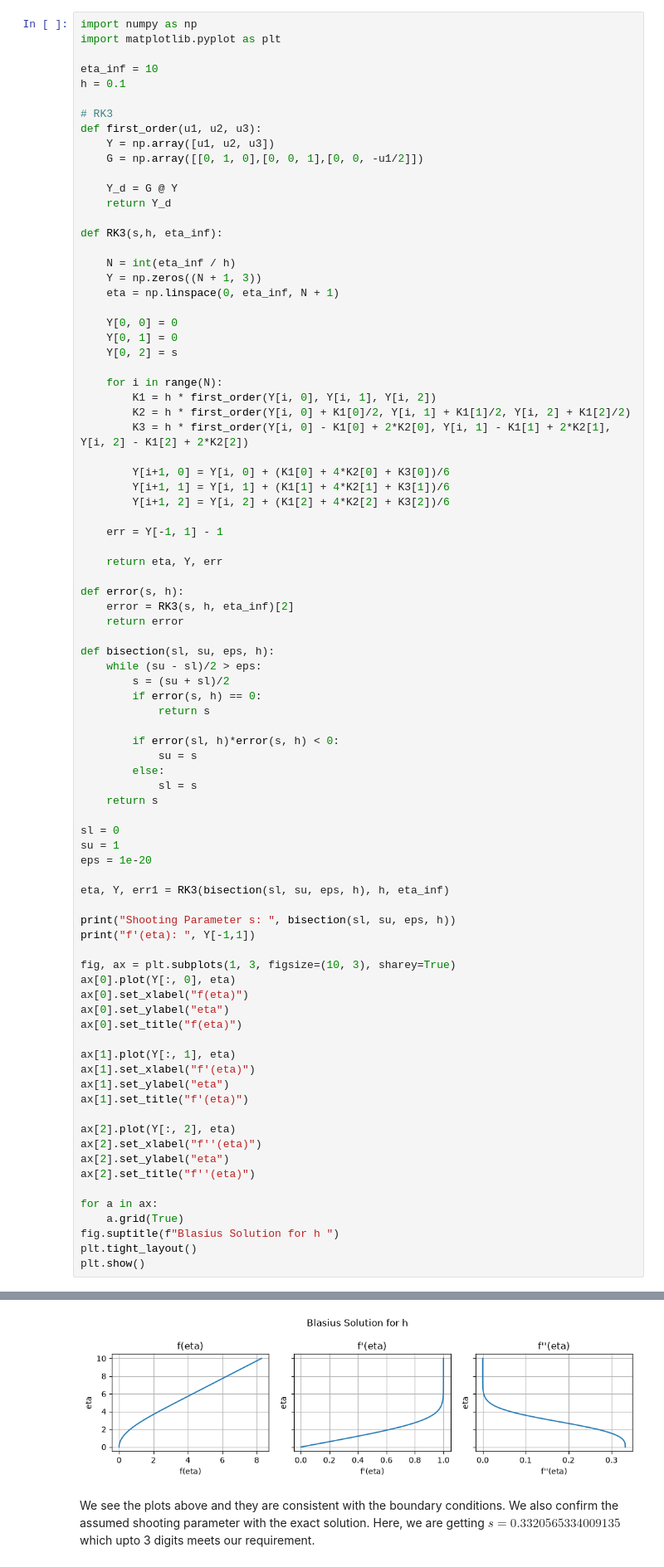
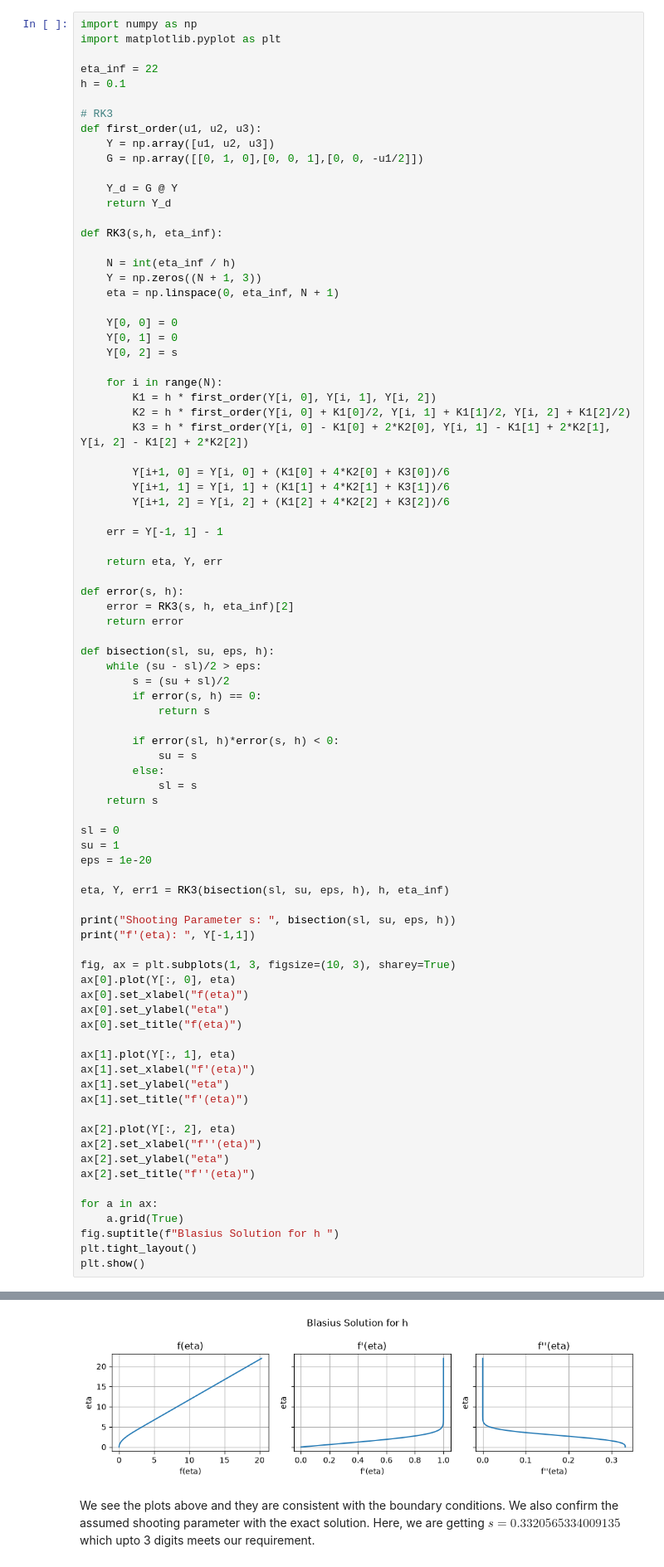
Before and after one commit to ashishbhole/AE801_2026, a Jupyter notebook: numode_bvp/Naman_BVP_ODE.ipynb, the cells around one changed output, grey strips where cells are left out. Shown at 83% size. Cells and saved outputs as stored; diff of their text form.

```diff
--- a/numode_bvp/Naman_BVP_ODE.ipynb
+++ b/numode_bvp/Naman_BVP_ODE.ipynb
@@ -67,7 +67,7 @@ $$
 import numpy as np
 import matplotlib.pyplot as plt
 
-eta_inf = 10
+eta_inf = 22
 h = 0.1
 
 # RK3
@@ -152,5 +152,5 @@ Shooting Parameter s:  0.3320565334009135
 f'(eta):  1.0
-[figure, old version]
+[figure, new version]
 # %% [markdown]
 We see the plots above and they are consistent with the boundary conditions. We also confirm the assumed shooting parameter with the exact solution. Here, we are getting $s =  0.3320565334009135$ which upto 3 digits meets our requirement.
 # %%
```
Also changed, not shown: parts of 8 cells of this notebook.
